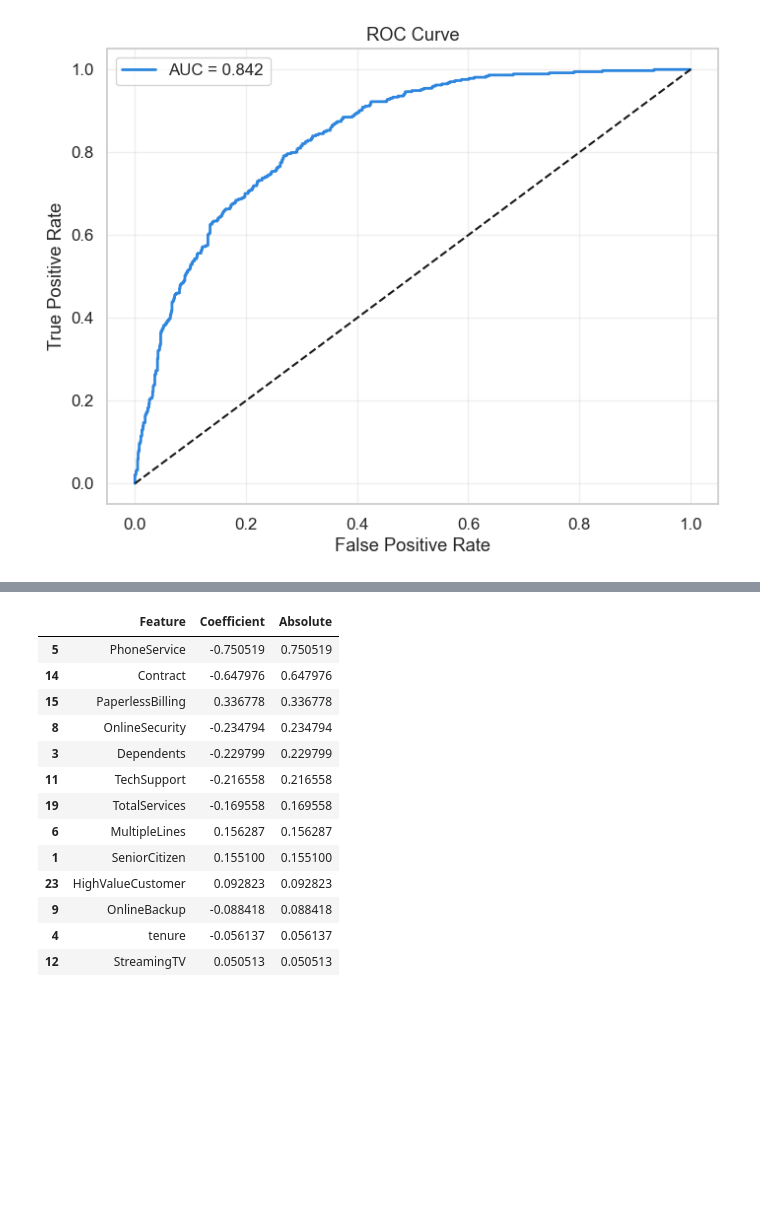
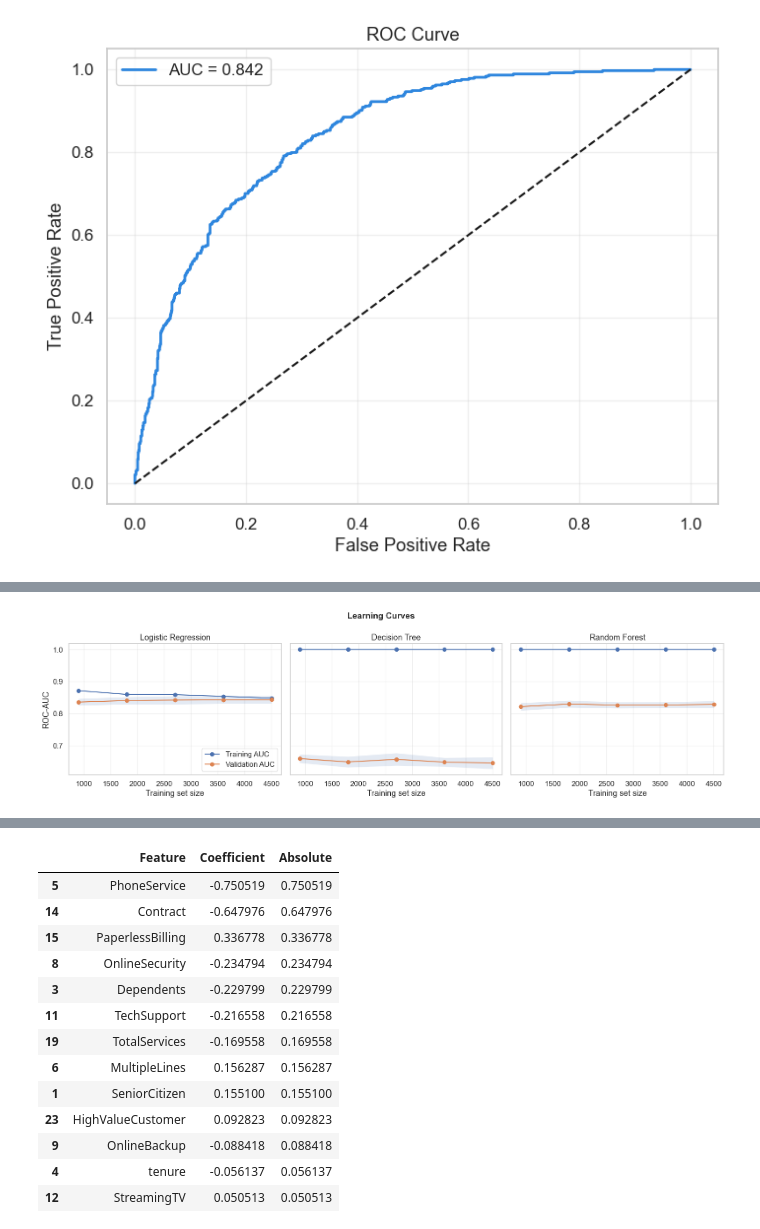
Before and after one commit to lakshmimallesh-dev/Customer-Churn-Prediction, a Jupyter notebook: Customer_Churn.ipynb, the cells around one changed output, grey strips where cells are left out. Cells and saved outputs as stored; diff of their text form; code cells hidden in the pictures; blank space fills up the shorter version.

```diff
--- a/Customer_Churn.ipynb
+++ b/Customer_Churn.ipynb
@@ -1264,0 +1403,22 @@ plt.show()
+# %%
+from sklearn.model_selection import learning_curve
+
+fig, axes = plt.subplots(1, 3, figsize=(16, 4.5), sharey=True)
+for ax, (name, m) in zip(axes, {"Logistic Regression": lr, "Decision Tree": dt, "Random Forest": rf}.items()):
+    sizes, tr_sc, va_sc = learning_curve(
+        m, X_train, y_train, cv=cv5, scoring="roc_auc",
+        train_sizes=np.linspace(0.2, 1.0, 5), n_jobs=-1, random_state=42)
+    ax.plot(sizes, tr_sc.mean(axis=1), marker="o", label="Training AUC")
+    ax.plot(sizes, va_sc.mean(axis=1), marker="o", label="Validation AUC")
+    ax.fill_between(sizes, va_sc.mean(axis=1) - va_sc.std(axis=1),
+                    va_sc.mean(axis=1) + va_sc.std(axis=1), alpha=0.15)
+    ax.set_title(name)
+    ax.set_xlabel("Training set size")
+    ax.grid(alpha=0.3)
+axes[0].set_ylabel("ROC-AUC")
+axes[0].legend(loc="lower right")
+plt.suptitle("Learning Curves", fontsize=14, fontweight="bold")
+plt.tight_layout()
+plt.show()
+# %% [output]
+[figure, added]
```
Also changed, not shown: parts of 10 cells of this notebook, 2 other files.
